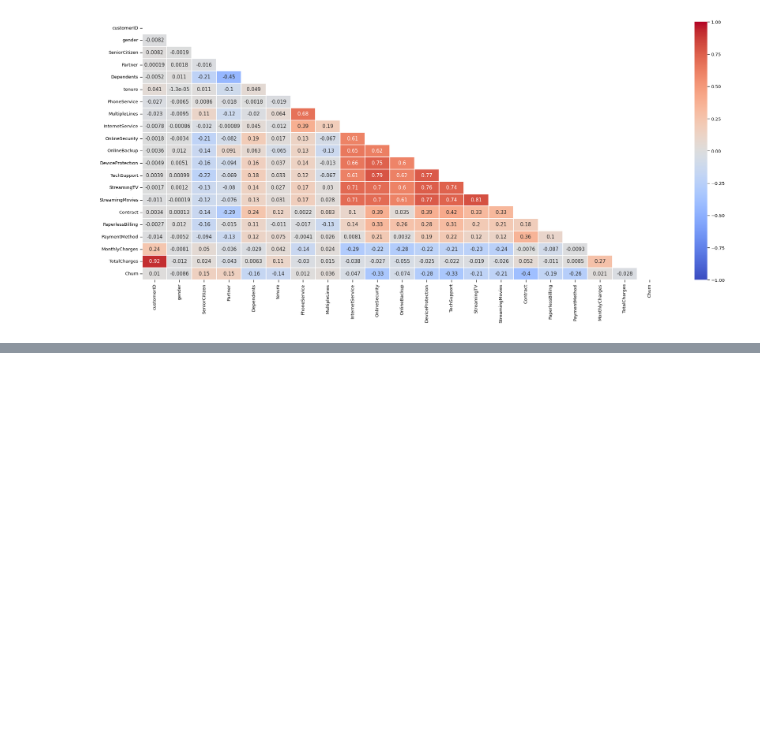
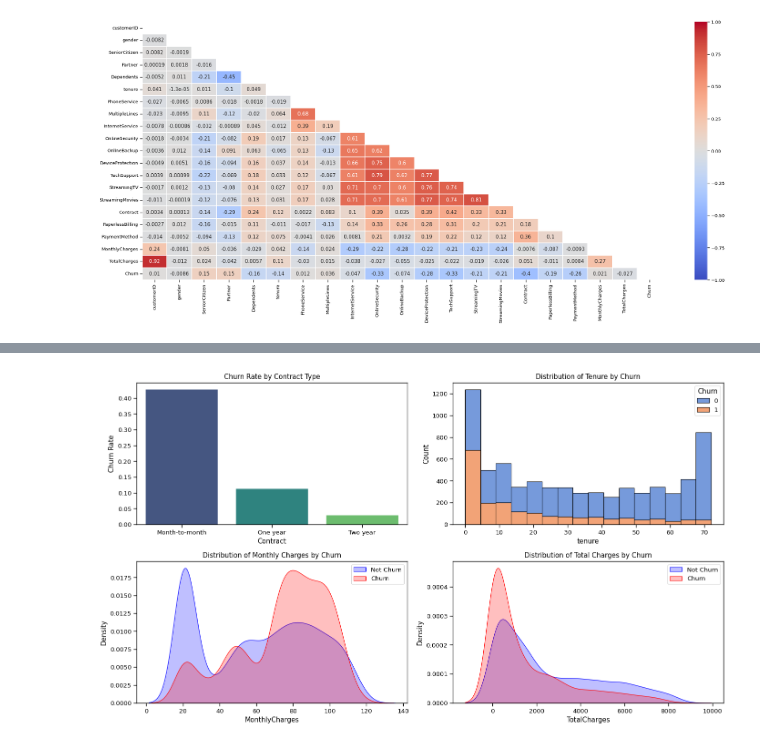
Before and after one commit to jojoshawer/girlsai, a Jupyter notebook: Untitled0.ipynb, the cells around one changed output, grey strips where cells are left out. Cells and saved outputs as stored; diff of their text form; code cells hidden in the pictures; blank space fills up the shorter version.

```diff
--- a/Untitled0.ipynb
+++ b/Untitled0.ipynb
@@ -466,3 +561,73 @@ mask = np.triu(np.ones_like(corr, dtype=bool))
 ax = sns.heatmap(corr, mask=mask, xticklabels=corr.columns, yticklabels=corr.columns, annot=True, linewidths=.2, cmap='coolwarm', vmin=-1, vmax=1)
 # %% [output]
 [figure]
+# %%
+# Import necessary libraries
+import pandas as pd
+import seaborn as sns
+import matplotlib.pyplot as plt
+
+# Load the dataset (ensure it's already uploaded in Colab)
+df = pd.read_csv('WA_Fn-UseC_-Telco-Customer-Churn.csv')
+
+# Preprocess the data
+df['Churn'] = df['Churn'].map({'No': 0, 'Yes': 1})  # Map Churn to binary
+df['TotalCharges'] = pd.to_numeric(df['TotalCharges'], errors='coerce')  # Convert TotalCharges to numeric
+
+# Chosen attributes for predictive model analysis
+chosen_attributes = ['Contract', 'tenure', 'MonthlyCharges', 'TotalCharges']
+
+# Analysis of chosen attributes
+print("\n--- Analysis of Chosen Attributes for Predictive Model ---")
+
+# 1. Contract Type Analysis
+contract_analysis = df.groupby('Contract')['Churn'].mean().reset_index()
+contract_analysis.columns = ['Contract', 'Churn Rate']
+print("\nChurn Rate by Contract Type:")
+print(contract_analysis)
+
+# 2. Tenure Analysis
+tenure_churn = df[['tenure', 'Churn']].groupby('tenure').mean().reset_index()
+print("\nChurn Rate by Tenure in Months:")
+print(tenure_churn)
+
+# 3. Monthly Charges Analysis
+monthly_charges_analysis = df[['MonthlyCharges', 'Churn']].dropna()
+correlation_monthly_charges = monthly_charges_analysis.corr().iloc[0, 1]
+print(f"\nCorrelation between Monthly Charges and Churn: {correlation_monthly_charges:.4f}")
+
+# 4. Total Charges Analysis
+total_charges_analysis = df[['TotalCharges', 'Churn']].dropna()
+correlation_total_charges = total_charges_analysis.corr().iloc[0, 1]
+print(f"\nCorrelation between Total Charges and Churn: {correlation_total_charges:.4f}")
+
+# Visualization of Chosen Attributes
+plt.figure(figsize=(14, 8))
+
+# Contract Type Plot
+plt.subplot(2, 2, 1)
+sns.barplot(data=contract_analysis, x='Contract', y='Churn Rate', palette='viridis')
+plt.title('Churn Rate by Contract Type')
+
+# Tenure Distribution Plot
+plt.subplot(2, 2, 2)
+sns.histplot(df, x='tenure', hue='Churn', multiple='stack', palette='muted')
+plt.title('Distribution of Tenure by Churn')
+
+# Monthly Charges KDE Plot
+plt.subplot(2, 2, 3)
+sns.kdeplot(df['MonthlyCharges'][df['Churn'] == 0], label="Not Churn", shade=True, color="blue")
+sns.kdeplot(df['MonthlyCharges'][df['Churn'] == 1], label="Churn", shade=True, color="red")
+plt.title('Distribution of Monthly Charges by Churn')
+plt.legend()
+
+# Total Charges KDE Plot
+plt.subplot(2, 2, 4)
+sns.kdeplot(df['TotalCharges'][df['Churn'] == 0], label="Not Churn", shade=True, color="blue")
+sns.kdeplot(df['TotalCharges'][df['Churn'] == 1], label="Churn", shade=True, color="red")
+plt.title('Distribution of Total Charges by Churn')
+plt.legend()
+
+plt.tight_layout()
+plt.show()
+# %% [output]
@@ -469,3 +668,4 @@ ax = sns.heatmap(corr, mask=mask, xticklabels=corr.columns, yticklabels=corr.col
+[figure, added]
 # %%
 import numpy as np
 import pandas as pd
```
Also changed, not shown: parts of 13 cells of this notebook.
